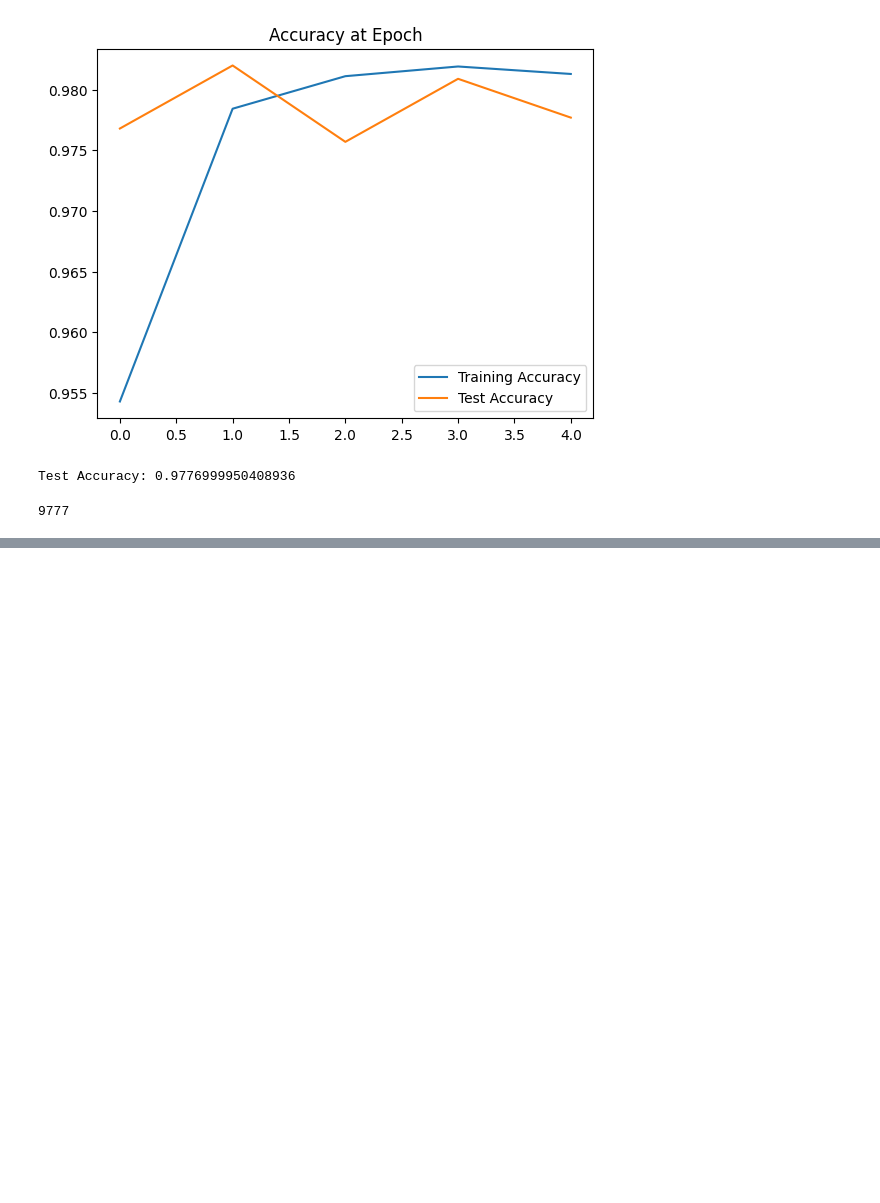
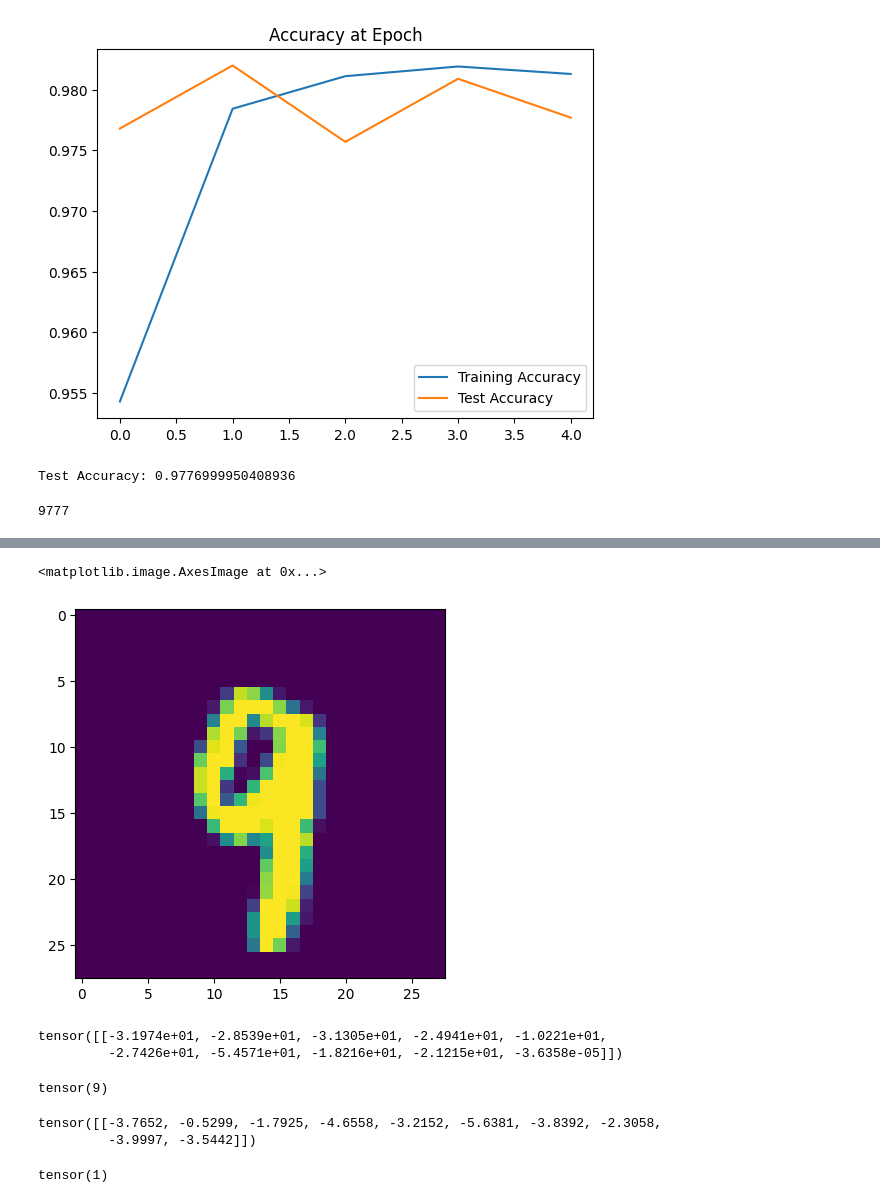
Before and after one commit to russellw999/.github.io, a Jupyter notebook: CNN.ipynb, the cells around one changed output, grey strips where cells are left out. Cells and saved outputs as stored; diff of their text form; code cells hidden in the pictures; blank space fills up the shorter version.

Commit message:
completed Video 19 , send new image through the model

```diff
--- a/CNN.ipynb
+++ b/CNN.ipynb
@@ -305,0 +390,6 @@ correct.item()
+# %%
+# show the image
+plt.imshow(test_data[4143][0].reshape(28,28))
+# %% [output]
+<matplotlib.image.AxesImage at 0x...>
+[figure, added]
@@ -305,0 +404,10 @@ correct.item()
+# %%
+# Check the new prediction... get probablity
+new_prediction
+# %% [output]
+tensor([[-3.1974e+01, -2.8539e+01, -3.1305e+01, -2.4941e+01, -1.0221e+01,
+         -2.7426e+01, -5.4571e+01, -1.8216e+01, -2.1215e+01, -3.6358e-05]])
+# %%
+new_prediction.argmax() # gives 9 which is what the label was
+# %% [output]
+tensor(9)
@@ -305,0 +419,10 @@ correct.item()
+# %%
+# Check the new prediction... get probablity
+new_prediction
+# %% [output]
+tensor([[-3.7652, -0.5299, -1.7925, -4.6558, -3.2152, -5.6381, -3.8392, -2.3058,
+         -3.9997, -3.5442]])
+# %%
+new_prediction.argmax() # gives 1 which is not what the label was, it was 2
+# %% [output]
+tensor(1)
```
Also changed, not shown: parts of 11 cells of this notebook.
